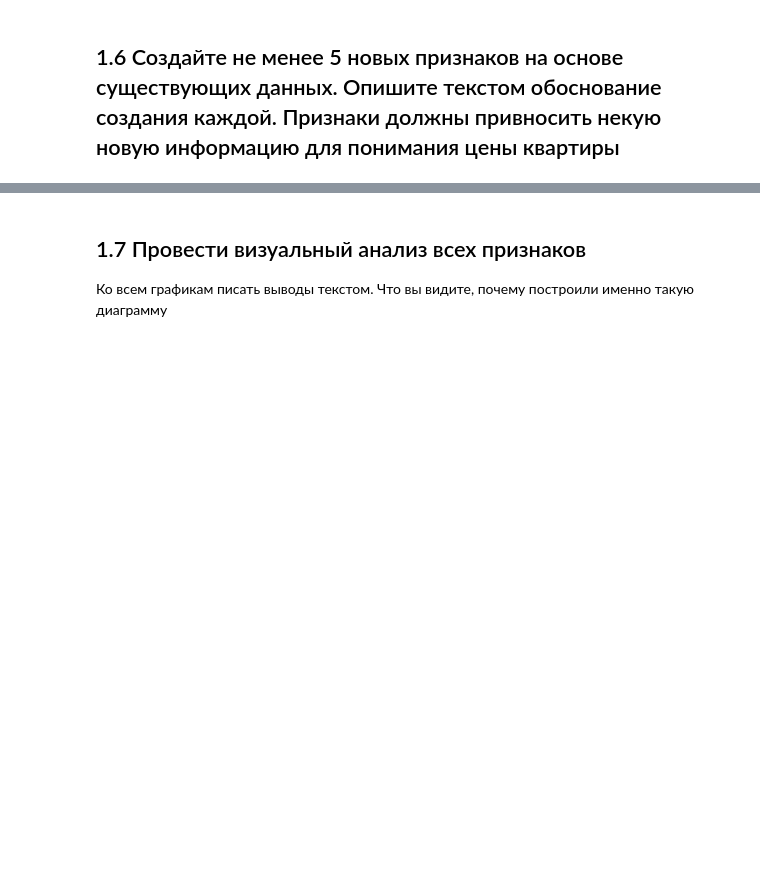
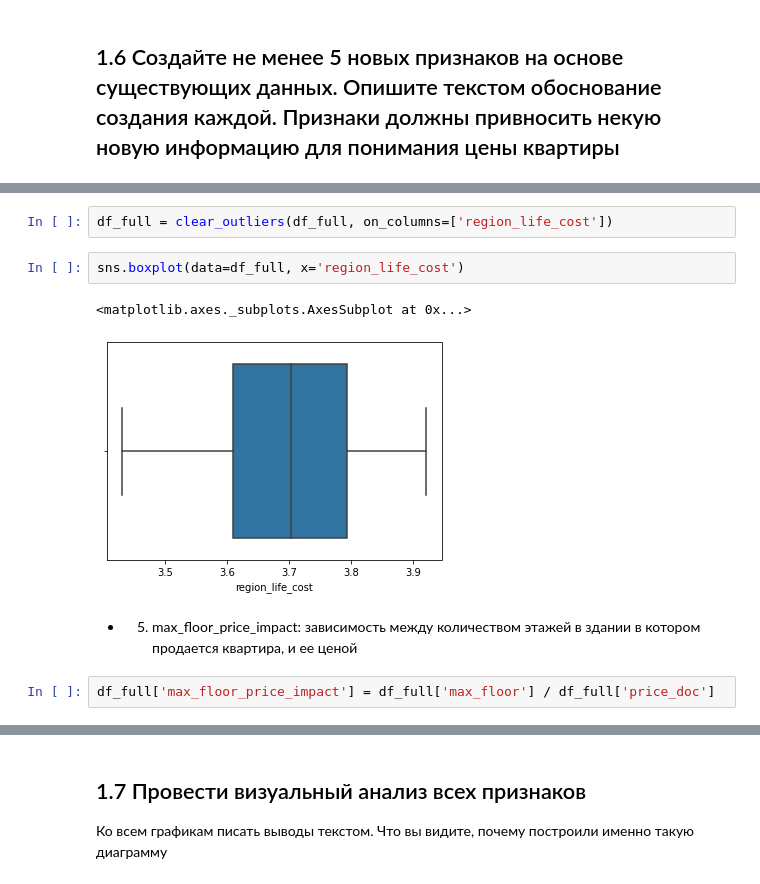
Before and after one commit to modernpacifist/engineering-of-machine-learning-urfu, a Jupyter notebook: python-pro-level/Notebooks/ResultantProject.ipynb, the cells around one changed output, grey strips where cells are left out. Saved outputs shown, nothing was run; the diff lists cells and outputs as text; blank space fills up the shorter version.

```diff
--- a/python-pro-level/Notebooks/ResultantProject.ipynb
+++ b/python-pro-level/Notebooks/ResultantProject.ipynb
@@ -674,0 +765,11 @@ iqr_detection(df)
+# %%
+df_full = clear_outliers(df_full, on_columns=['region_life_cost'])
+# %%
+sns.boxplot(data=df_full, x='region_life_cost')
+# %% [output]
+<matplotlib.axes._subplots.AxesSubplot at 0x...>
+[figure, added]
+# %% [markdown]
+- 5) max_floor_price_impact: зависимость между количеством этажей в здании в котором продается квартира, и ее ценой
+# %%
+df_full['max_floor_price_impact'] = df_full['max_floor'] / df_full['price_doc']
```
Also changed, not shown: parts of 63 cells of this notebook.
